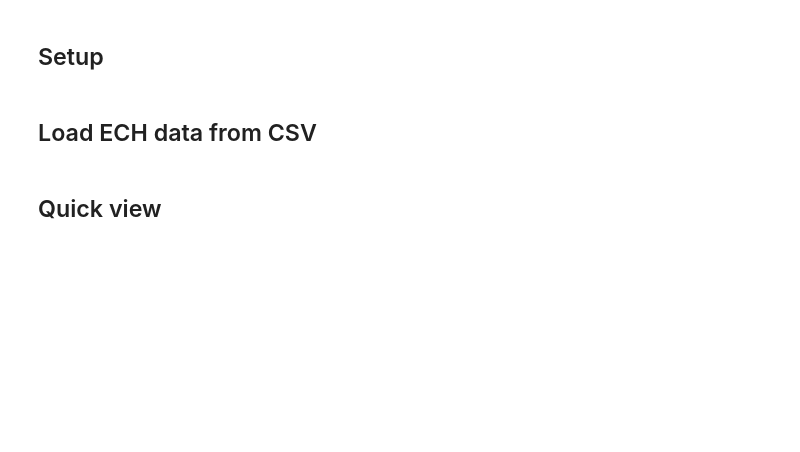
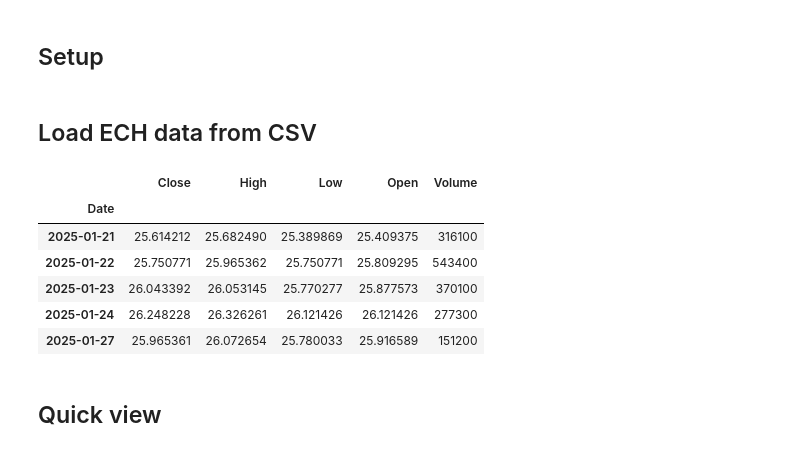
Before and after one commit to fightingBald/GWP, a Jupyter notebook: part1_ech.ipynb, the cells around one changed output. Cells and saved outputs as stored; diff of their text form; code cells hidden in the pictures; blank space fills up the shorter version.

```diff
--- a/part1_ech.ipynb
+++ b/part1_ech.ipynb
@@ -51,3 +30,21 @@ df.head()
+# %%
+from pathlib import Path
+
+
+data_path = './ECH_yahoo_1y.csv'
+
+
+df = pd.read_csv(data_path, parse_dates=['Date'], index_col='Date')
+
+df.head()
+# %% [output]
+|  | Close | High | Low | Open | Volume |
+| Date |  |  |  |  |  |
+| 2025-01-21 | 25.614212 | 25.682490 | 25.389869 | 25.409375 | 316100 |
+| 2025-01-22 | 25.750771 | 25.965362 | 25.750771 | 25.809295 | 543400 |
+| 2025-01-23 | 26.043392 | 26.053145 | 25.770277 | 25.877573 | 370100 |
+| 2025-01-24 | 26.248228 | 26.326261 | 26.121426 | 26.121426 | 277300 |
+| 2025-01-27 | 25.965361 | 26.072654 | 25.780033 | 25.916589 | 151200 |
 # %% [markdown]
 ## Quick view
 # %%
```
Also changed, not shown: parts of 18 cells of this notebook.
